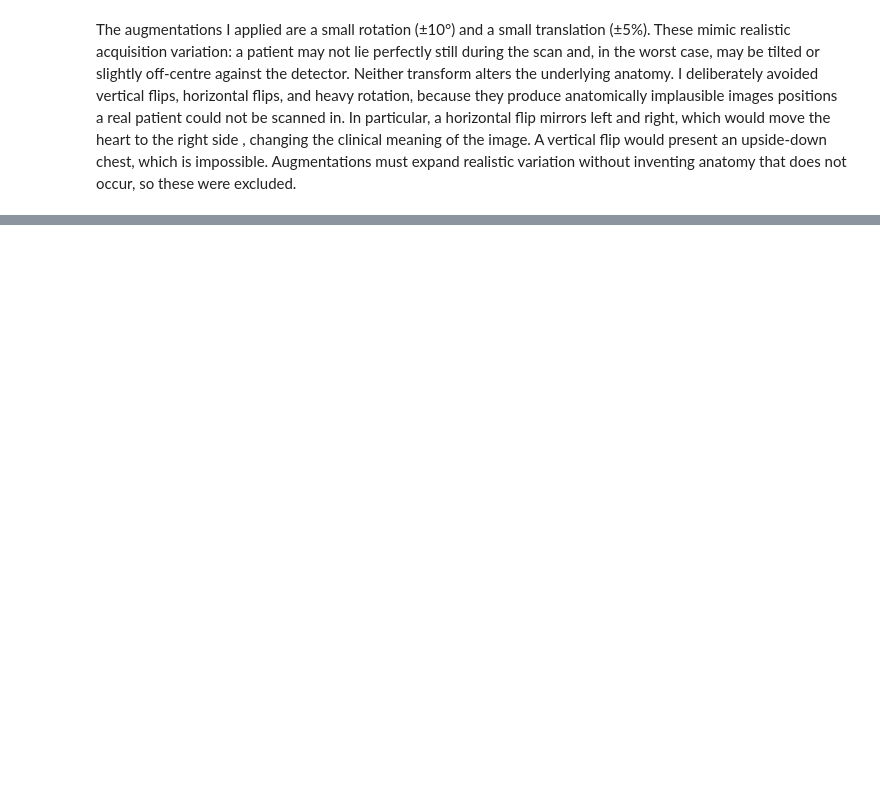
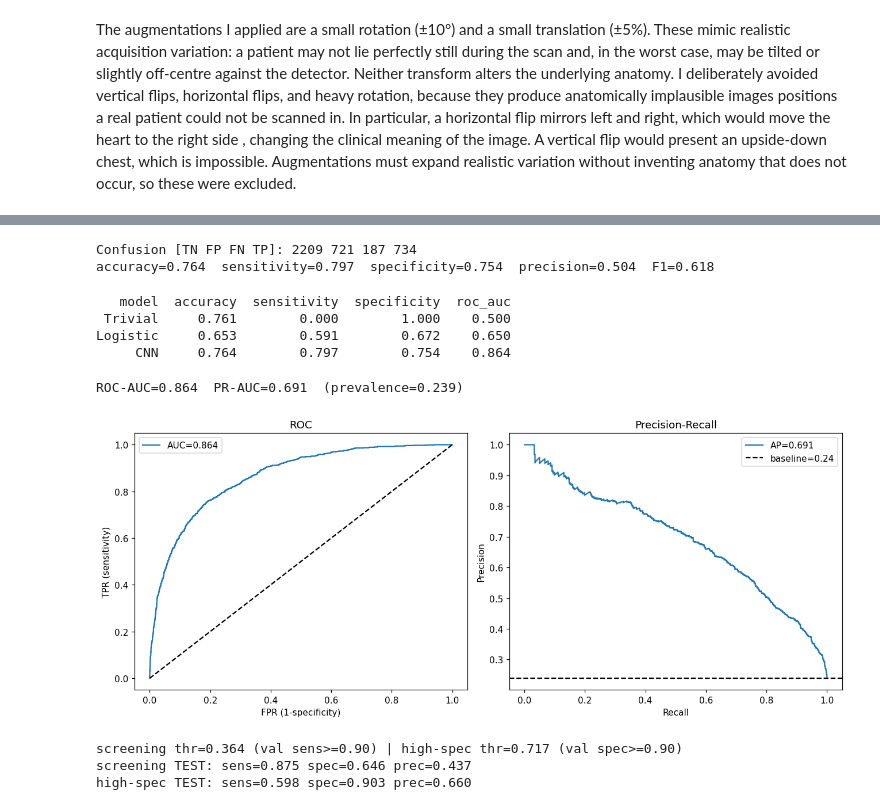
Before and after one commit to B4ryterx/ENG2440_Assignment1, a Jupyter notebook: ENG2440_Assignment1_Supporting_Files/Assignment1_Brandon-Jason.ipynb, the cells around one changed output, grey strips where cells are left out. Saved outputs shown, nothing was run; the diff lists cells and outputs as text; code cells hidden in the pictures; blank space fills up the shorter version.

```diff
--- a/ENG2440_Assignment1_Supporting_Files/Assignment1_Brandon-Jason.ipynb
+++ b/ENG2440_Assignment1_Supporting_Files/Assignment1_Brandon-Jason.ipynb
@@ -360,0 +521,54 @@ Final logistic baseline (TEST, evaluated once):
+# %%
+import numpy as np, matplotlib.pyplot as plt
+from sklearn.metrics import (confusion_matrix, accuracy_score, recall_score, precision_score,
+    f1_score, roc_curve, precision_recall_curve, roc_auc_score, average_precision_score)
+from sklearn.calibration import calibration_curve
+
+val  = np.load("../cnn_valpreds_seed42.npz"); val_probs, val_ys = val["probs"], val["ys"]
+test = np.load("../cnn_preds_seed42.npz");    test_probs, test_ys = test["probs"], test["ys"]
+
+pred = (test_probs >= 0.5).astype(int)
+tn, fp, fn, tp = confusion_matrix(test_ys, pred).ravel()
+print("Confusion [TN FP FN TP]:", tn, fp, fn, tp)
+print(f"accuracy={accuracy_score(test_ys,pred):.3f}  sensitivity={recall_score(test_ys,pred):.3f}  "
+      f"specificity={tn/(tn+fp):.3f}  precision={precision_score(test_ys,pred):.3f}  F1={f1_score(test_ys,pred):.3f}")
+# %% [output]
+Confusion [TN FP FN TP]: 2209 721 187 734
+accuracy=0.764  sensitivity=0.797  specificity=0.754  precision=0.504  F1=0.618
+# %%
+import pandas as pd
+print(pd.DataFrame([
+    {"model":"Trivial",  "accuracy":0.761,"sensitivity":0.000,"specificity":1.000,"roc_auc":0.500},
+    {"model":"Logistic", "accuracy":0.653,"sensitivity":0.591,"specificity":0.672,"roc_auc":0.650},
+    {"model":"CNN",      "accuracy":0.764,"sensitivity":0.797,"specificity":0.754,"roc_auc":0.864},
+]).to_string(index=False))
+# %% [output]
+   model  accuracy  sensitivity  specificity  roc_auc
+ Trivial     0.761        0.000        1.000    0.500
+Logistic     0.653        0.591        0.672    0.650
+     CNN     0.764        0.797        0.754    0.864
+# %%
+fpr,tpr,_ = roc_curve(test_ys,test_probs); prec,rec,_ = precision_recall_curve(test_ys,test_probs)
+roc_auc=roc_auc_score(test_ys,test_probs); pr_auc=average_precision_score(test_ys,test_probs)
+print(f"ROC-AUC={roc_auc:.3f}  PR-AUC={pr_auc:.3f}  (prevalence={test_ys.mean():.3f})")
+fig,ax=plt.subplots(1,2,figsize=(12,5))
+ax[0].plot(fpr,tpr,label=f"AUC={roc_auc:.3f}"); ax[0].plot([0,1],[0,1],"k--")
+ax[0].set_xlabel("FPR (1-specificity)"); ax[0].set_ylabel("TPR (sensitivity)"); ax[0].set_title("ROC"); ax[0].legend()
+ax[1].plot(rec,prec,label=f"AP={pr_auc:.3f}"); ax[1].axhline(test_ys.mean(),ls="--",color="k",label=f"prevalence={test_ys.mean():.2f}")
+ax[1].set_xlabel("Recall"); ax[1].set_ylabel("Precision"); ax[1].set_title("Precision-Recall"); ax[1].legend()
+plt.tight_layout(); plt.show()
+# %% [output]
+ROC-AUC=0.864  PR-AUC=0.691  (prevalence=0.239)
+[figure, added]
+# %%
+fpr_v,tpr_v,thr_v = roc_curve(val_ys,val_probs); spec_v = 1-fpr_v
+screen_thr  = float(thr_v[np.where(tpr_v>=0.90)[0][0]])
+highspec_thr= float(thr_v[np.where(spec_v>=0.90)[0][-1]])
+print(f"screening thr={screen_thr:.3f} (val sens>=0.90) | high-spec thr={highspec_thr:.3f} (val spec>=0.90)")
+for name,thr in [("screening",screen_thr),("high-spec",highspec_thr)]:
+    pr=(test_probs>=thr).astype(int); tn,fp,fn,tp=confusion_matrix(test_ys,pr).ravel()
+    print(f"{name:9s} TEST: sens={tp/(tp+fn):.3f} spec={tn/(tn+fp):.3f} prec={tp/(tp+fp):.3f}")
+# %% [output]
+screening thr=0.364 (val sens>=0.90) | high-spec thr=0.717 (val spec>=0.90)
+screening TEST: sens=0.875 spec=0.646 prec=0.437
+high-spec TEST: sens=0.598 spec=0.903 prec=0.660
```
Also changed, not shown: parts of 21 cells of this notebook, 5 other files.
